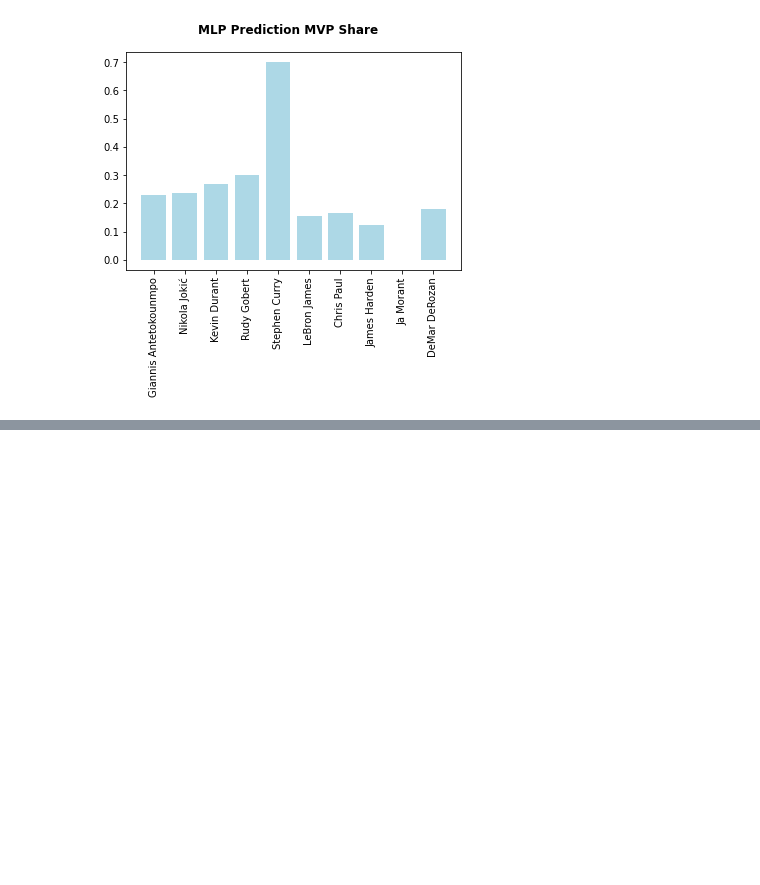
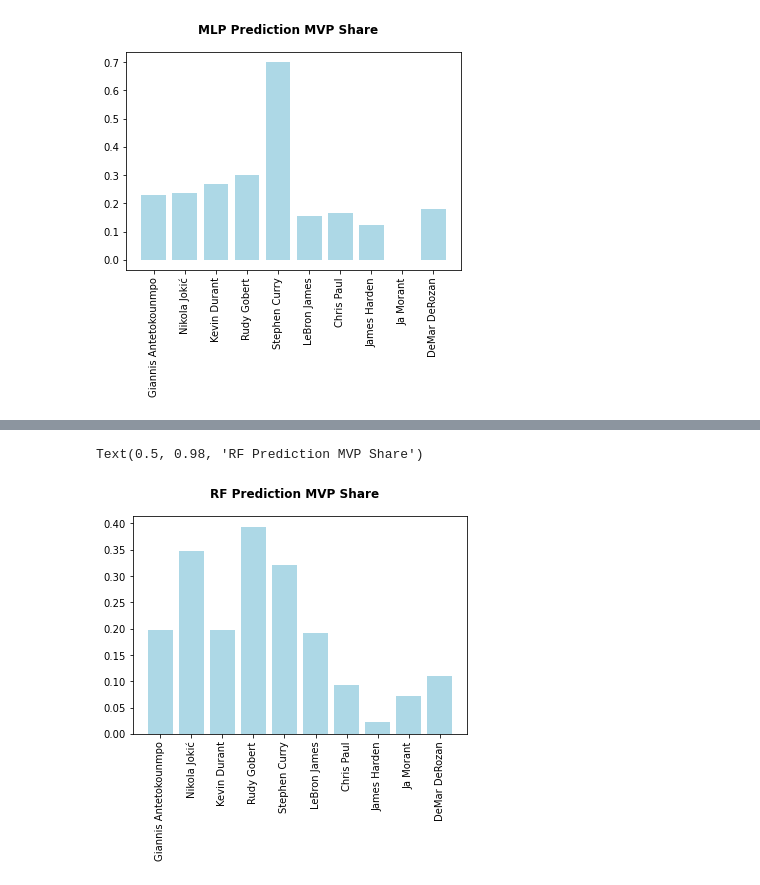
Before and after one commit to shehanbandara/PredictNBAMVP, a Jupyter notebook: main.ipynb, the cells around one changed output, grey strips where cells are left out. Drawn from its saved outputs; the diff is of its cells as text; code cells hidden in the pictures; blank space fills up the shorter version.

```diff
--- a/main.ipynb
+++ b/main.ipynb
@@ -170,0 +157,4 @@ Text(0.5, 0.98, 'MLP Prediction MVP Share')
+# %%
+RF = RandomForestRegressor(random_state = 100, criterion = 'mse')
+# %%
+RF.fit(Xtrain, Ytrain.values.ravel())
@@ -170,0 +163,5 @@ Text(0.5, 0.98, 'MLP Prediction MVP Share')
+# %%
+RFCurrentMVPsPrediction = RF.predict(currentMVPs).tolist()
+
+for (i, j) in zip(currentMVPNames, RFCurrentMVPsPrediction):
+    print(i, j)
@@ -170,0 +179,7 @@ Text(0.5, 0.98, 'MLP Prediction MVP Share')
+# %%
+plt.bar(currentMVPNames, RFCurrentMVPsPrediction, color='lightblue')
+plt.xticks(rotation=90)
+plt.suptitle("RF Prediction MVP Share", weight = 'bold')
+# %% [output]
+Text(0.5, 0.98, 'RF Prediction MVP Share')
+[figure, added]
```
Also changed, not shown: parts of 7 cells of this notebook.
